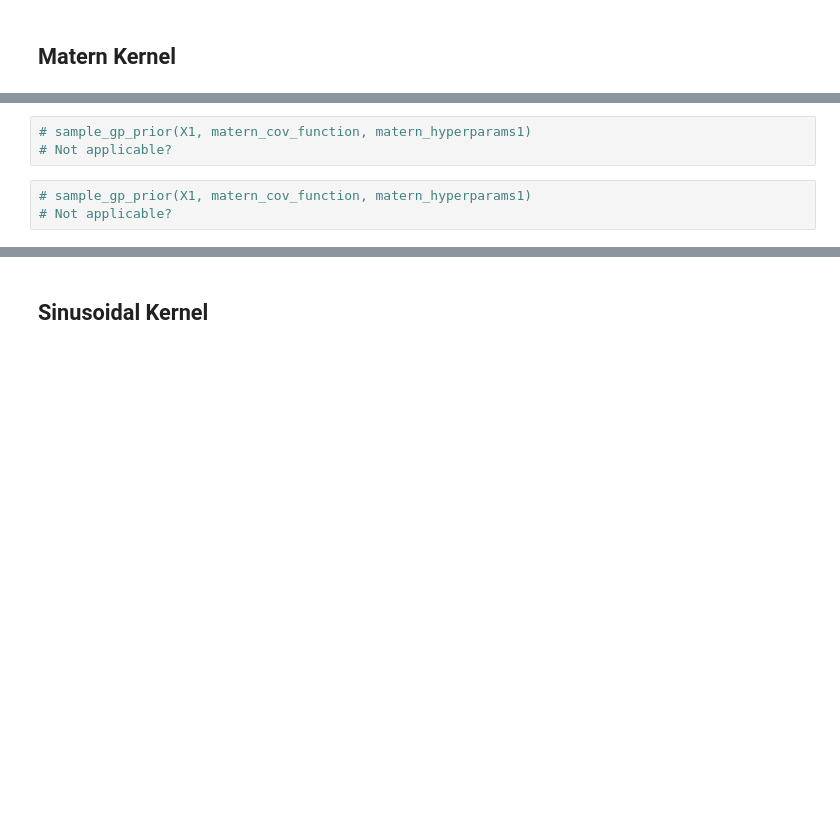
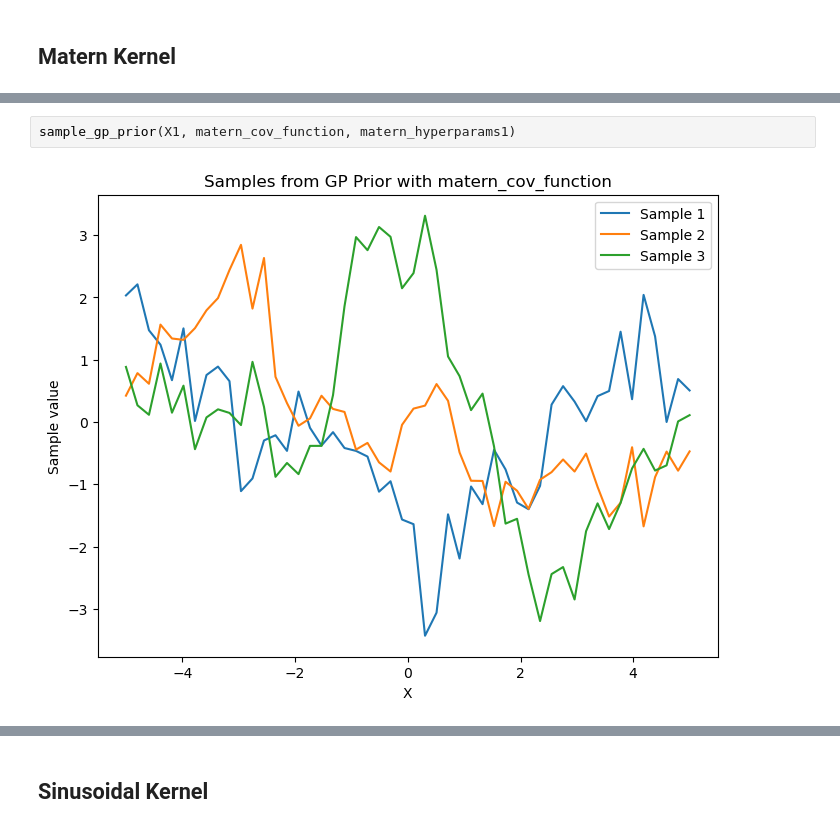
Before and after one commit to arvchahal/sparse-GP-kernel-combinations-audio-forecasting, a Jupyter notebook: test_kernel_visualizations.ipynb, the cells around one changed output, grey strips where cells are left out. Saved outputs shown, nothing was run; the diff lists cells and outputs as text; blank space fills up the shorter version.

```diff
--- a/test_kernel_visualizations.ipynb
+++ b/test_kernel_visualizations.ipynb
@@ -169,6 +169,4 @@ is_symmetric(K_matern1), is_symmetric(K_matern2)
 # %%
-# sample_gp_prior(X1, matern_cov_function, matern_hyperparams1)
-# Not applicable?
+sample_gp_prior(X1, matern_cov_function, matern_hyperparams1)
+# %% [output]
+[figure, added]
-# %%
-# sample_gp_prior(X1, matern_cov_function, matern_hyperparams1)
-# Not applicable?
```
Also changed, not shown: parts of 6 cells of this notebook, 1 other file.
